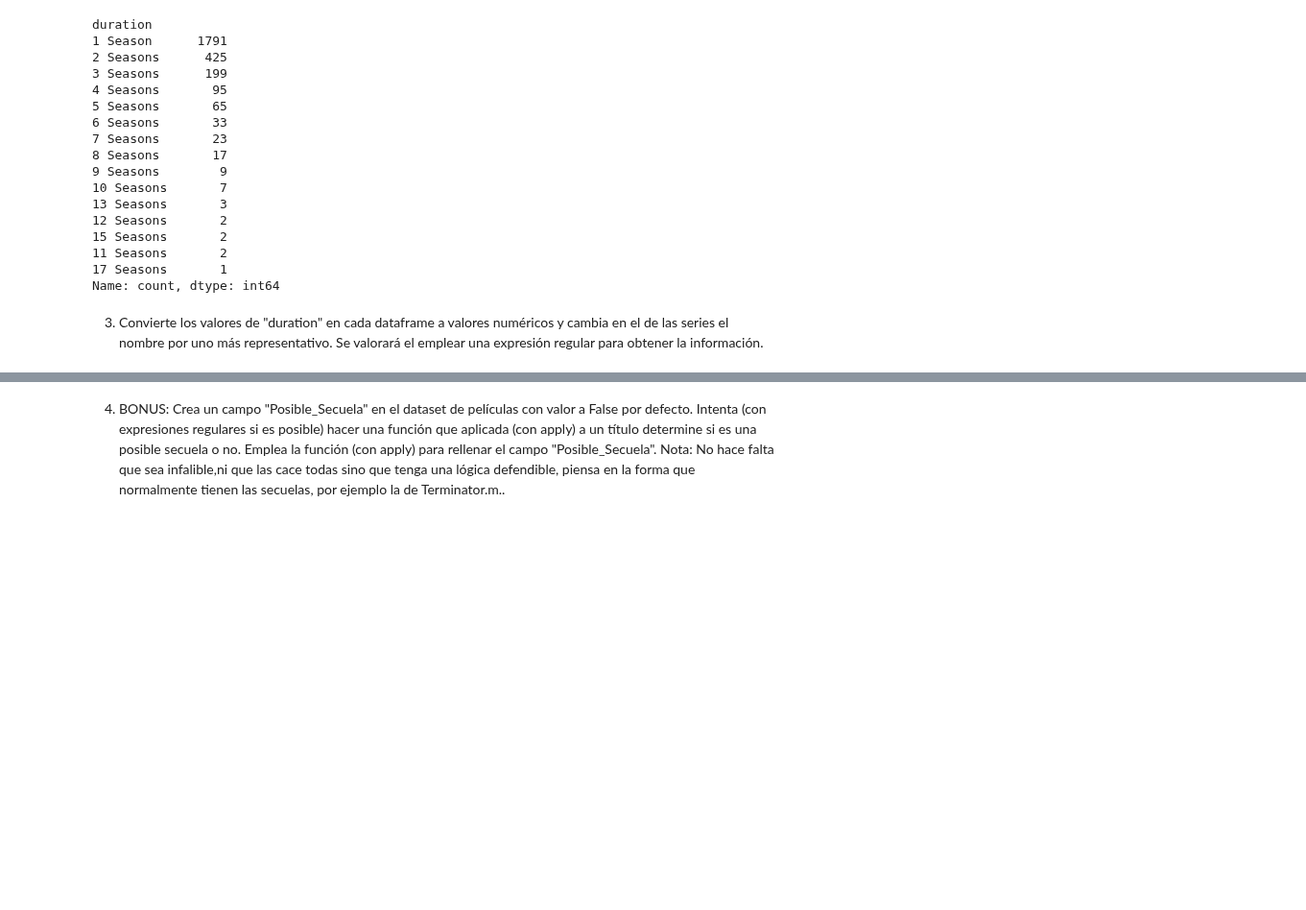
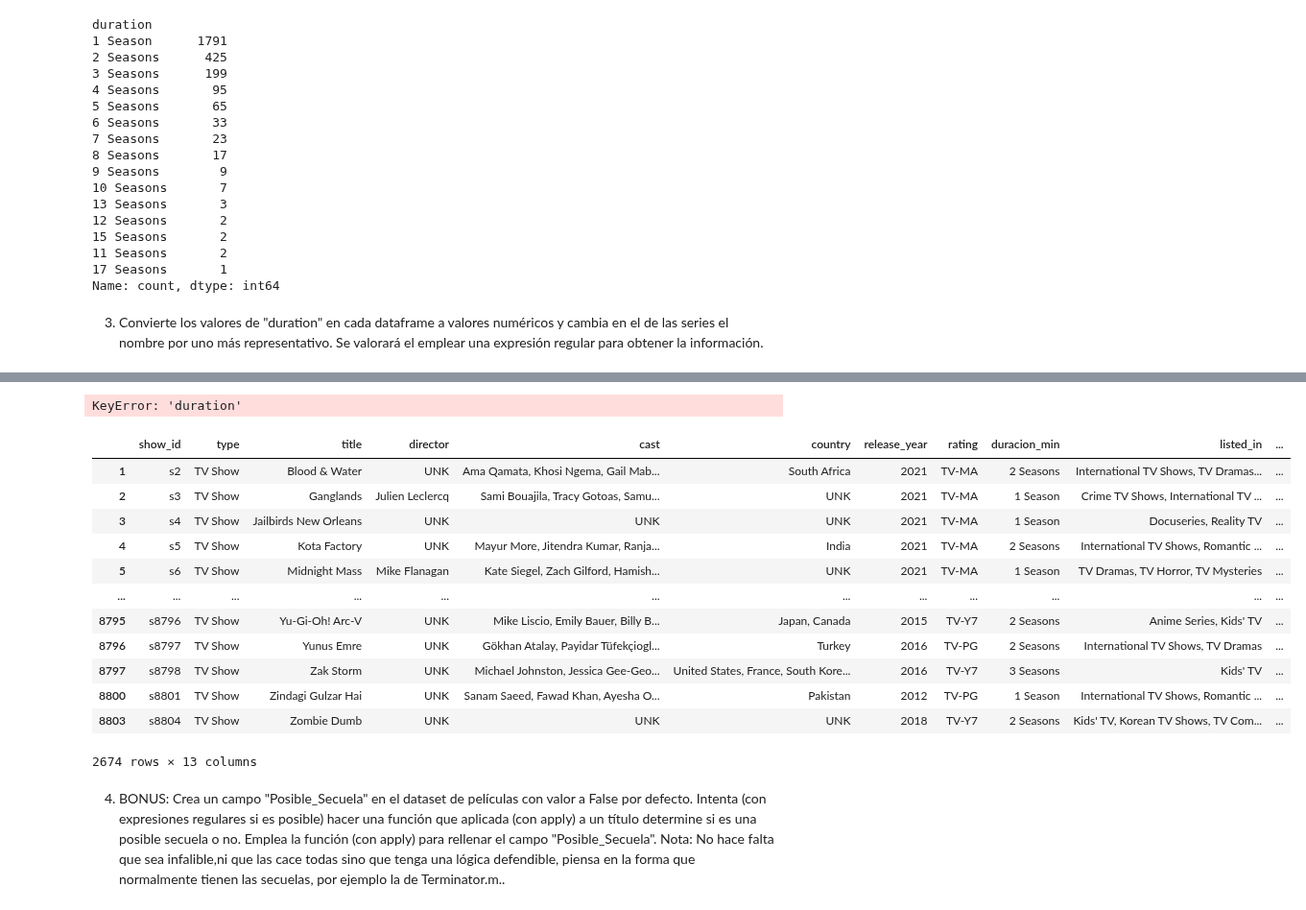
Before and after one commit to CarlosNoya/ONLINE_DS_THEBRIDGE_TRABAJOS, a Jupyter notebook: SPRINT_05/Unidad_01/Practica_Obligatoria/18_Practica_Obligatoria_ETL.ipynb, the cells around one changed output, grey strips where cells are left out. Shown at 96% size. Saved outputs shown, nothing was run; the diff lists cells and outputs as text; code cells hidden in the pictures; blank space fills up the shorter version.

```diff
--- a/SPRINT_05/Unidad_01/Practica_Obligatoria/18_Practica_Obligatoria_ETL.ipynb
+++ b/SPRINT_05/Unidad_01/Practica_Obligatoria/18_Practica_Obligatoria_ETL.ipynb
@@ -883,2 +906,27 @@ Name: count, dtype: int64
+# %%
+# series
+
+df_series_only["duracion_min"] = df_series_only["duration"].str.extract(r"(\d+)").astype(int)
+# %% [output]
+KeyError: 'duration'
+# %%
+# Renombrar columna
+df_series_only.rename(columns={"duration": "duracion_min"}, inplace=True)
+# %%
+df_series_only #MAL (no comprobé antes)
+# %% [output]
+|  | show_id | type | title | director | cast | country | release_year | rating | duracion_min | listed_in | ... |
+| 1 | s2 | TV Show | Blood & Water | UNK | Ama Qamata, Khosi Ngema, Gail Mab... | South Africa | 2021 | TV-MA | 2 Seasons | International TV Shows, TV Dramas... | ... |
+| 2 | s3 | TV Show | Ganglands | Julien Leclercq | Sami Bouajila, Tracy Gotoas, Samu... | UNK | 2021 | TV-MA | 1 Season | Crime TV Shows, International TV ... | ... |
+| 3 | s4 | TV Show | Jailbirds New Orleans | UNK | UNK | UNK | 2021 | TV-MA | 1 Season | Docuseries, Reality TV | ... |
+| 4 | s5 | TV Show | Kota Factory | UNK | Mayur More, Jitendra Kumar, Ranja... | India | 2021 | TV-MA | 2 Seasons | International TV Shows, Romantic ... | ... |
+| 5 | s6 | TV Show | Midnight Mass | Mike Flanagan | Kate Siegel, Zach Gilford, Hamish... | UNK | 2021 | TV-MA | 1 Season | TV Dramas, TV Horror, TV Mysteries | ... |
+| ... | ... | ... | ... | ... | ... | ... | ... | ... | ... | ... | ... |
+| 8795 | s8796 | TV Show | Yu-Gi-Oh! Arc-V | UNK | Mike Liscio, Emily Bauer, Billy B... | Japan, Canada | 2015 | TV-Y7 | 2 Seasons | Anime Series, Kids' TV | ... |
+| 8796 | s8797 | TV Show | Yunus Emre | UNK | Gökhan Atalay, Payidar Tüfekçiogl... | Turkey | 2016 | TV-PG | 2 Seasons | International TV Shows, TV Dramas | ... |
+| 8797 | s8798 | TV Show | Zak Storm | UNK | Michael Johnston, Jessica Gee-Geo... | United States, France, South Kore... | 2016 | TV-Y7 | 3 Seasons | Kids' TV | ... |
+| 8800 | s8801 | TV Show | Zindagi Gulzar Hai | UNK | Sanam Saeed, Fawad Khan, Ayesha O... | Pakistan | 2012 | TV-PG | 1 Season | International TV Shows, Romantic ... | ... |
+| 8803 | s8804 | TV Show | Zombie Dumb | UNK | UNK | UNK | 2018 | TV-Y7 | 2 Seasons | Kids' TV, Korean TV Shows, TV Com... | ... |
+2674 rows × 13 columns
 # %% [markdown]
 4. BONUS: Crea un campo "Posible_Secuela" en el dataset de películas con valor a False por defecto. Intenta (con expresiones regulares si es posible) hacer una función que aplicada (con apply) a un título determine si es una posible secuela o no. Emplea la función (con apply) para rellenar el campo "Posible_Secuela". Nota: No hace falta que sea infalible,ni que las cace todas sino que tenga una lógica defendible, piensa en la forma que normalmente tienen las secuelas, por ejemplo la de Terminator.m..
```
Also changed, not shown: parts of 3 cells of this notebook.
